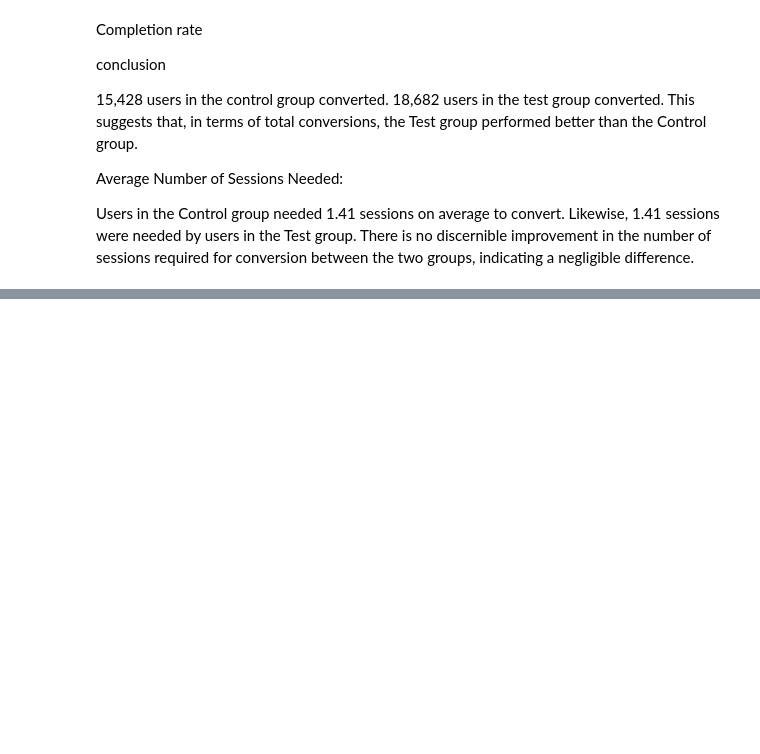
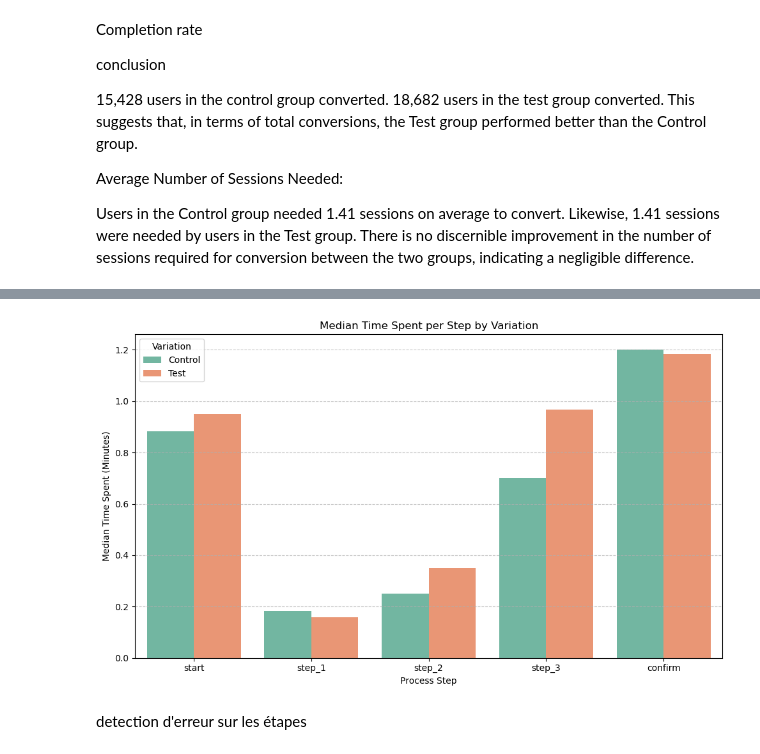
Before and after one commit to Aurelie75FR/Vangard--AB-Test, a Jupyter notebook: notebooks/explo_insights_Aur.ipynb, the cells around one changed output, grey strips where cells are left out. Cells and saved outputs as stored; diff of their text form; code cells hidden in the pictures; blank space fills up the shorter version.

Commit message:
add error rate + time passed by steps

```diff
--- a/notebooks/explo_insights_Aur.ipynb
+++ b/notebooks/explo_insights_Aur.ipynb
@@ -298,0 +298,14 @@ There is no discernible improvement in the number of sessions required for conve
+# %%
+from datetime import time, timedelta
+df_all['date_time'] = pd.to_datetime(df_all['date'] + ' ' + df_all['time'])
+df_all = df_all.sort_values(by=['client_id', 'date_time'])
+
+df_all['time_diff'] = df_all.groupby('client_id')['date_time'].diff()
+
+df_all = df_all[df_all['time_diff'].notnull()]
+time_spent = df_all.groupby(['process_step', 'Variation'])['time_diff'].mean().reset_index()
+
+
+time_spent['time_diff_seconds'] = time_spent['time_diff'].dt.total_seconds()
+
+print(time_spent)
@@ -298,0 +324,6 @@ There is no discernible improvement in the number of sessions required for conve
+# %%
+for i in range(1, df_all.shape[0]):
+    if df_all.loc[i-1, 'visit_id'] == df_all.loc[i, 'visit_id']:
+        df_all.loc[i, 'time_delta'] = df_all.loc[i, 'date_time'] - df_all.loc[i-1, 'date_time']
+    else:
+        df_all.loc[i, 'time_delta'] = None
@@ -298,0 +332,11 @@ There is no discernible improvement in the number of sessions required for conve
+# %%
+# Parse dates correctly
+df_all['date_time'] = pd.to_datetime(df_all['date'] + ' ' + df_all['time'], dayfirst=True)
+
+df_all['time_diff_seconds'] = df_all['time_diff'].dt.total_seconds()
+df_all = df_all[(df_all['time_diff_seconds'] > 0) & (df_all['time_diff_seconds'] < 86400)]
+
+time_spent = df_all.groupby(['process_step', 'Variation'])['time_diff_seconds'].median().reset_index()
+time_spent['time_diff_minutes'] = time_spent['time_diff_seconds'] / 60
+
+print(time_spent)
@@ -298,0 +355,17 @@ There is no discernible improvement in the number of sessions required for conve
+# %%
+# Bar chart for median time spent per step
+plt.figure(figsize=(10, 6))
+sns.barplot(data=time_spent, x='process_step', y='time_diff_minutes', order=["start","step_1","step_2","step_3", "confirm"], hue='Variation', palette='Set2')
+
+# Customize the chart
+plt.title("Median Time Spent per Step by Variation")
+plt.xlabel("Process Step")
+plt.ylabel("Median Time Spent (Minutes)")
+plt.legend(title="Variation")
+plt.grid(axis="y", linestyle="--", alpha=0.7)
+plt.tight_layout()
+plt.show()
+# %% [output]
+[figure, added]
+# %% [markdown]
+detection d'erreur sur les étapes
```
Also changed, not shown: parts of 13 cells of this notebook.
